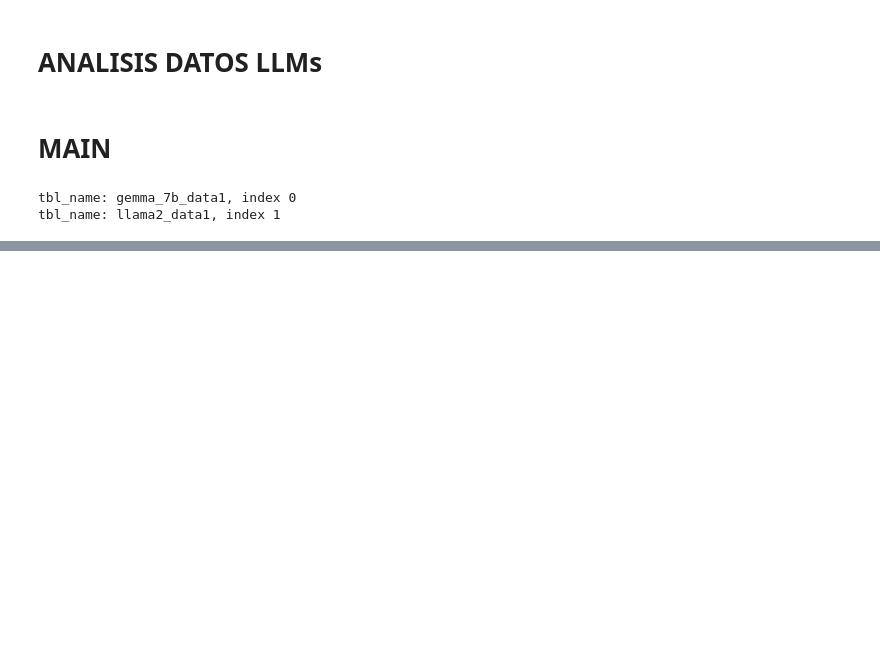
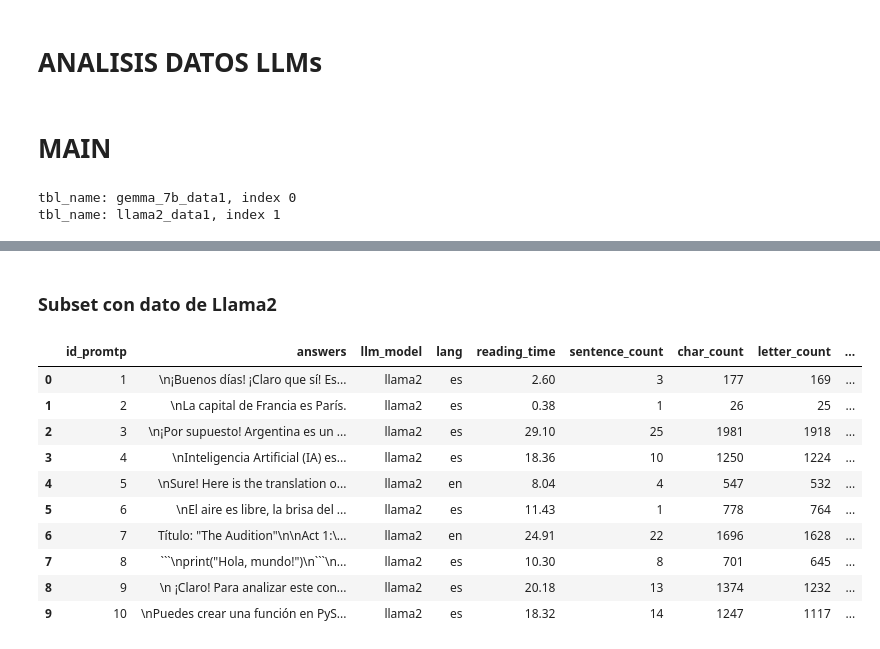
Before and after one commit to EmaGianna/LLM_Benchmark, a Jupyter notebook: nbk/Analisis_Datos_LLM.ipynb, the cells around one changed output, grey strips where cells are left out. Drawn from its saved outputs; the diff is of its cells as text; code cells hidden in the pictures; blank space fills up the shorter version.

````diff
--- a/nbk/Analisis_Datos_LLM.ipynb
+++ b/nbk/Analisis_Datos_LLM.ipynb
@@ -15,7 +15,7 @@ if __name__ == '__main__':
     # consulto los objetos de la BBDD para obtener los nombres de los modelos gemma_7b y llama2
     df_view = pd.read_sql_query("SELECT name FROM sqlite_master where type='view' and name not like 'extra_%' limit 2" , con)
 
-    empty_df = pd.DataFrame()
+    llm_df = pd.DataFrame()
 
     for index, row in df_view.iterrows():
       print(f"tbl_name: {row['name']}, index {index}")
@@ -24,9 +24,9 @@ if __name__ == '__main__':
       df_prompts = pd.read_sql_query(sql_query, con)
 
       #empty_df = empty_df.append(calculo_valores_estadisticas_linguisticas(df_prompts, name_tbl))
-      empty_df = pd.concat([empty_df, staticals_functions.get_df_linguistics_statistics_values(df_prompts, name_tbl)])
+      llm_df = pd.concat([llm_df, staticals_functions.get_df_linguistics_statistics_values(df_prompts, name_tbl)])
 
-    empty_df = empty_df.reset_index(drop=True)
+    llm_df = llm_df.reset_index(drop=True)
 # %% [output]
 tbl_name: gemma_7b_data1, index 0
 tbl_name: llama2_data1, index 1
@@ -52,0 +53,17 @@ empty_df
+# %% [markdown]
+### Subset con dato de Llama2
+# %%
+df_llm_llama = llm_df[llm_df['llm_model'] == 'llama2'].reset_index(drop=True)
+df_llm_llama
+# %% [output]
+|  | id_promtp | answers | llm_model | lang | reading_time | sentence_count | char_count | letter_count | ... |
+| 0 | 1 | \n¡Buenos días! ¡Claro que sí! Es... | llama2 | es | 2.60 | 3 | 177 | 169 | ... |
+| 1 | 2 | \nLa capital de Francia es París. | llama2 | es | 0.38 | 1 | 26 | 25 | ... |
+| 2 | 3 | \n¡Por supuesto! Argentina es un ... | llama2 | es | 29.10 | 25 | 1981 | 1918 | ... |
+| 3 | 4 | \nInteligencia Artificial (IA) es... | llama2 | es | 18.36 | 10 | 1250 | 1224 | ... |
+| 4 | 5 | \nSure! Here is the translation o... | llama2 | en | 8.04 | 4 | 547 | 532 | ... |
+| 5 | 6 | \nEl aire es libre, la brisa del ... | llama2 | es | 11.43 | 1 | 778 | 764 | ... |
+| 6 | 7 | Título: "The Audition"\n\nAct 1:\... | llama2 | en | 24.91 | 22 | 1696 | 1628 | ... |
+| 7 | 8 | ```\nprint("Hola, mundo!")\n```\n... | llama2 | es | 10.30 | 8 | 701 | 645 | ... |
+| 8 | 9 | \n ¡Claro! Para analizar este con... | llama2 | es | 20.18 | 13 | 1374 | 1232 | ... |
+| 9 | 10 | \nPuedes crear una función en PyS... | llama2 | es | 18.32 | 14 | 1247 | 1117 | ... |
````
Also changed, not shown: parts of 4 cells of this notebook, 3 other files.
